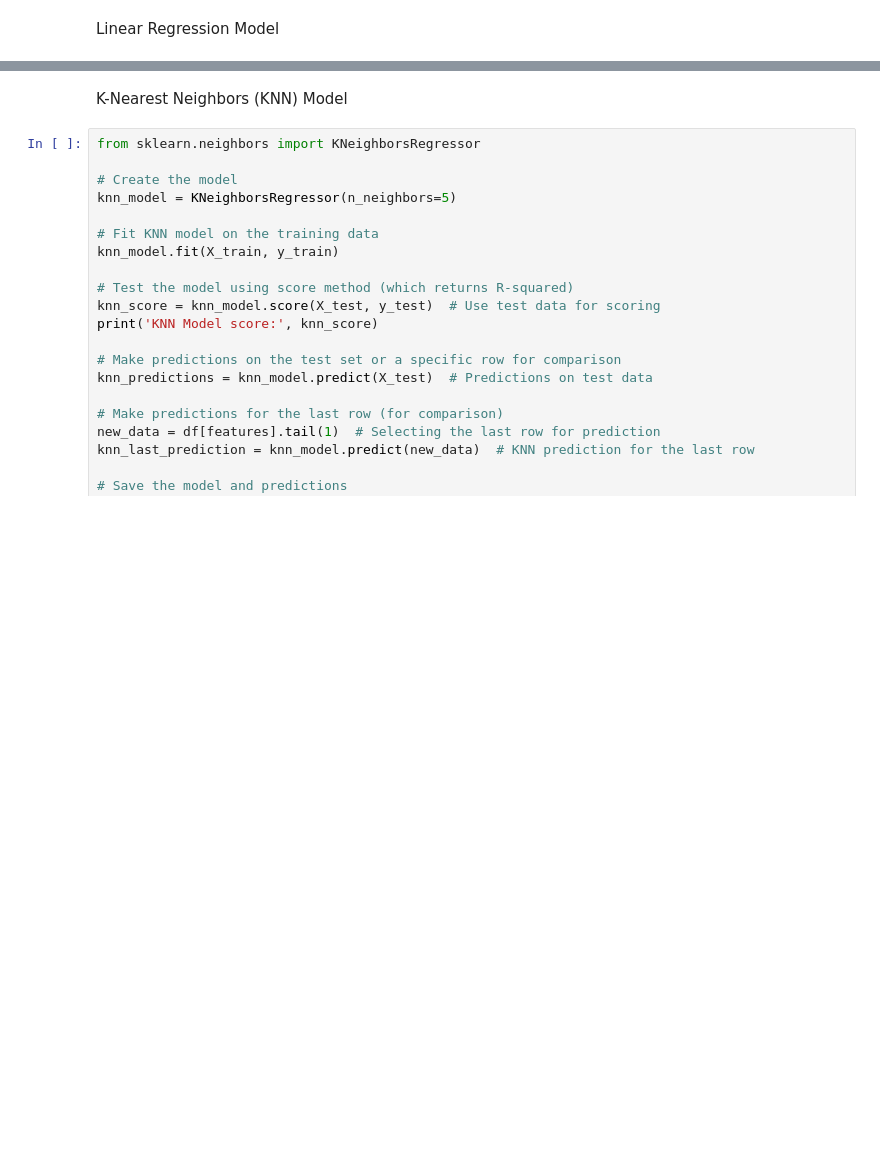
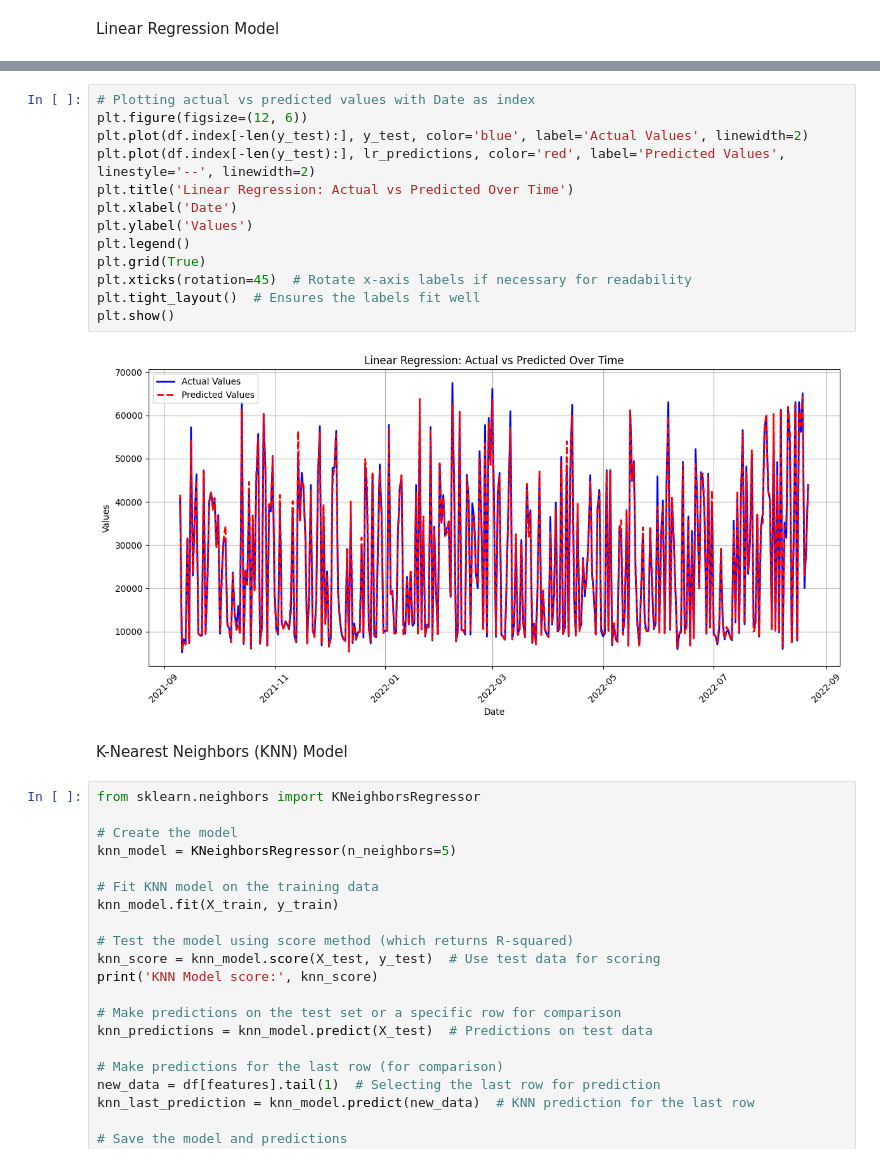
Before and after one commit to CleliaCaetano/Predicting-Cryptocurrency-Prices, a Jupyter notebook: Predicting_Cryptocurrency_Prices.ipynb, the cells around one changed output, grey strips where cells are left out. Drawn from its saved outputs; the diff is of its cells as text; blank space fills up the shorter version.

```diff
--- a/Predicting_Cryptocurrency_Prices.ipynb
+++ b/Predicting_Cryptocurrency_Prices.ipynb
@@ -726,3 +707,18 @@ Actual value is: 21303.986328125
+# %%
+# Plotting actual vs predicted values with Date as index
+plt.figure(figsize=(12, 6))
+plt.plot(df.index[-len(y_test):], y_test, color='blue', label='Actual Values', linewidth=2)
+plt.plot(df.index[-len(y_test):], lr_predictions, color='red', label='Predicted Values', linestyle='--', linewidth=2)
+plt.title('Linear Regression: Actual vs Predicted Over Time')
+plt.xlabel('Date')
+plt.ylabel('Values')
+plt.legend()
+plt.grid(True)
+plt.xticks(rotation=45)  # Rotate x-axis labels if necessary for readability
+plt.tight_layout()  # Ensures the labels fit well
+plt.show()
+# %% [output]
+[figure, added]
 # %% [markdown]
 K-Nearest Neighbors (KNN) Model
 # %%
```
Also changed, not shown: parts of 36 cells of this notebook.
